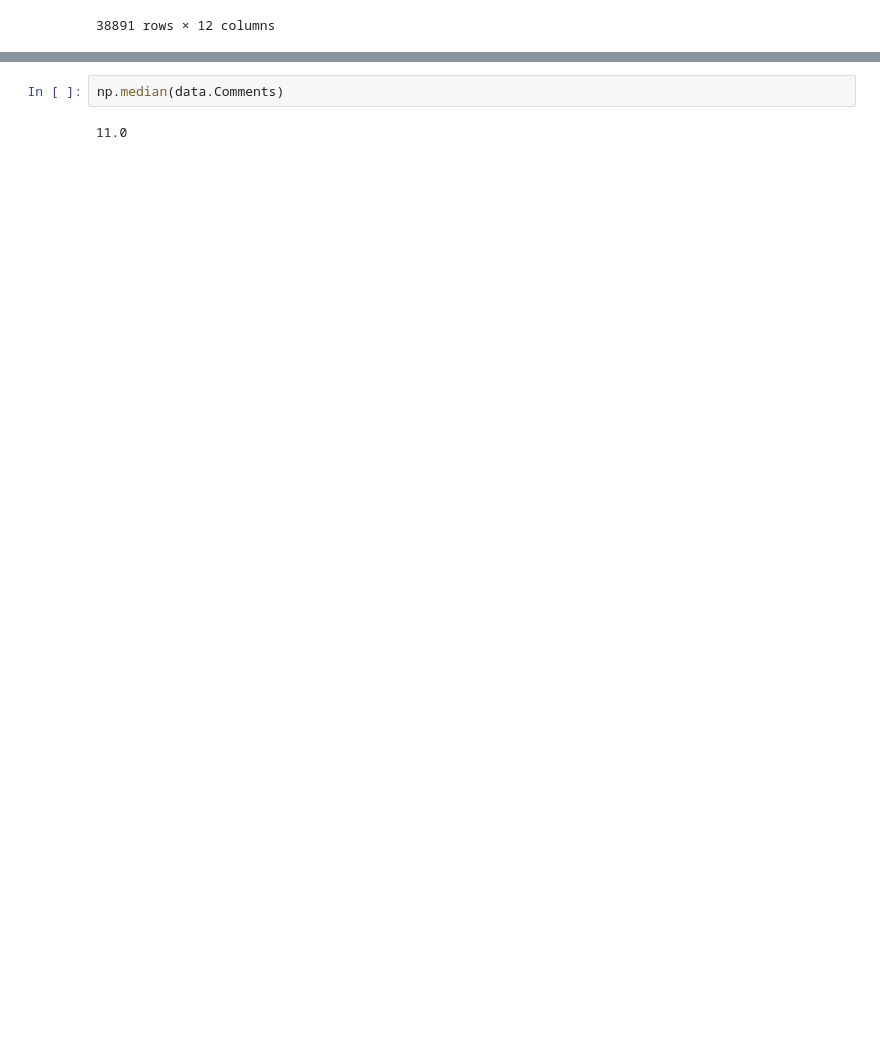
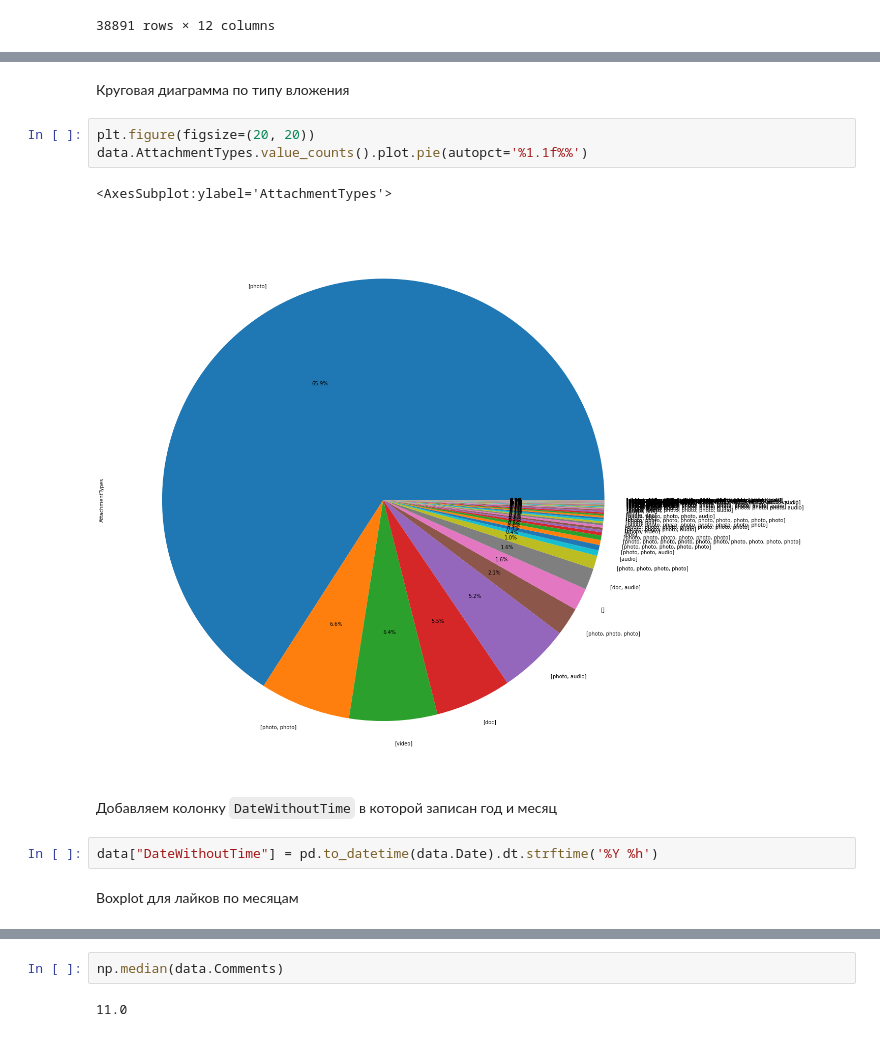
Before and after one commit to prekel/MSO, a Jupyter notebook: Lab01/Lab01.ipynb, the cells around one changed output, grey strips where cells are left out. Cells and saved outputs as stored; diff of their text form; blank space fills up the shorter version.

```diff
--- a/Lab01/Lab01.ipynb
+++ b/Lab01/Lab01.ipynb
@@ -28,0 +43,14 @@ data
+# %% [markdown]
+Круговая диаграмма по типу вложения
+# %%
+plt.figure(figsize=(20, 20))
+data.AttachmentTypes.value_counts().plot.pie(autopct='%1.1f%%')
+# %% [output]
+<AxesSubplot:ylabel='AttachmentTypes'>
+[figure, added]
+# %% [markdown]
+Добавляем колонку `DateWithoutTime` в которой записан год и месяц
+# %%
+data["DateWithoutTime"] = pd.to_datetime(data.Date).dt.strftime('%Y %h')
+# %% [markdown]
+Boxplot для лайков по месяцам
```
Also changed, not shown: parts of 30 cells of this notebook, 1 other file.
